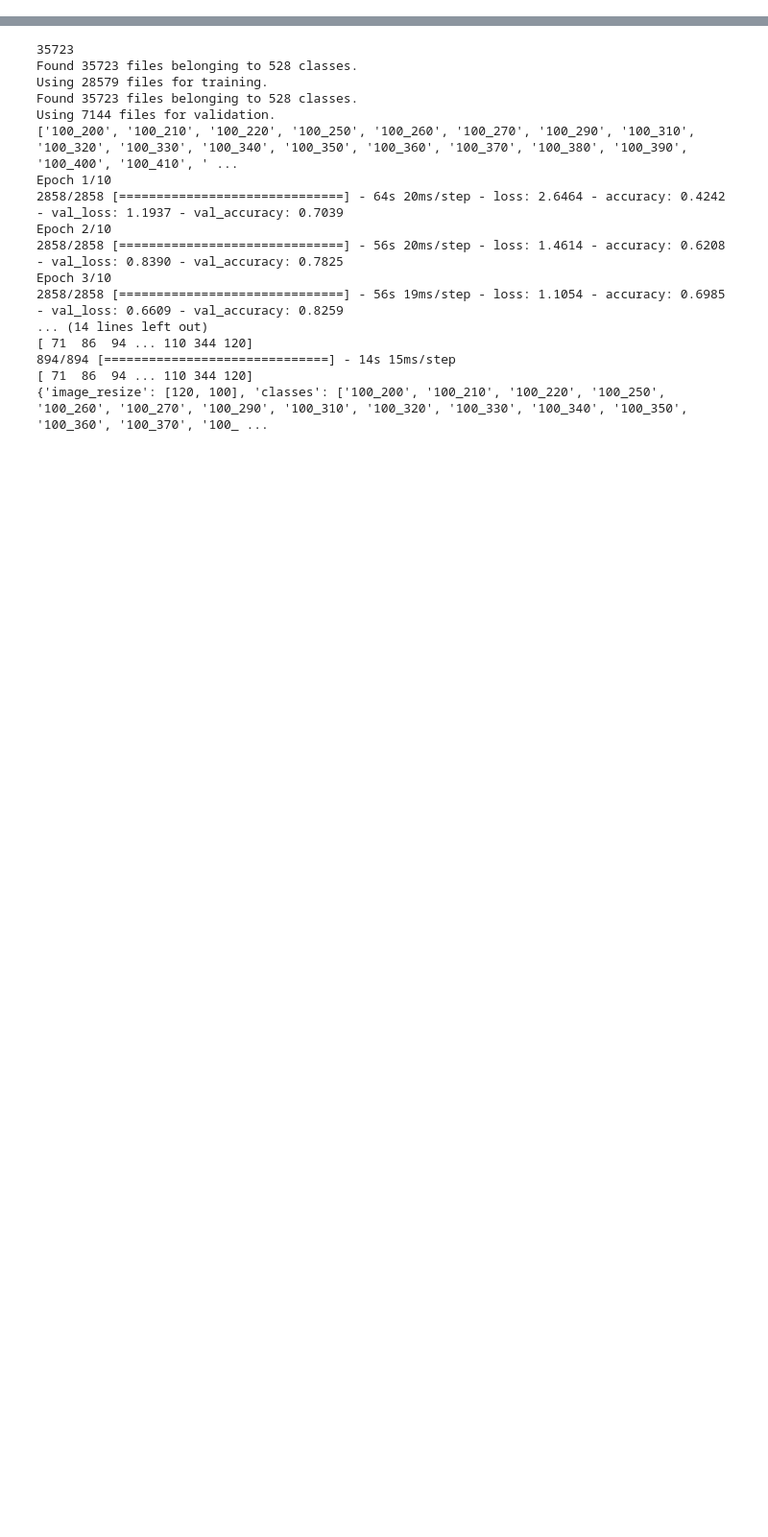
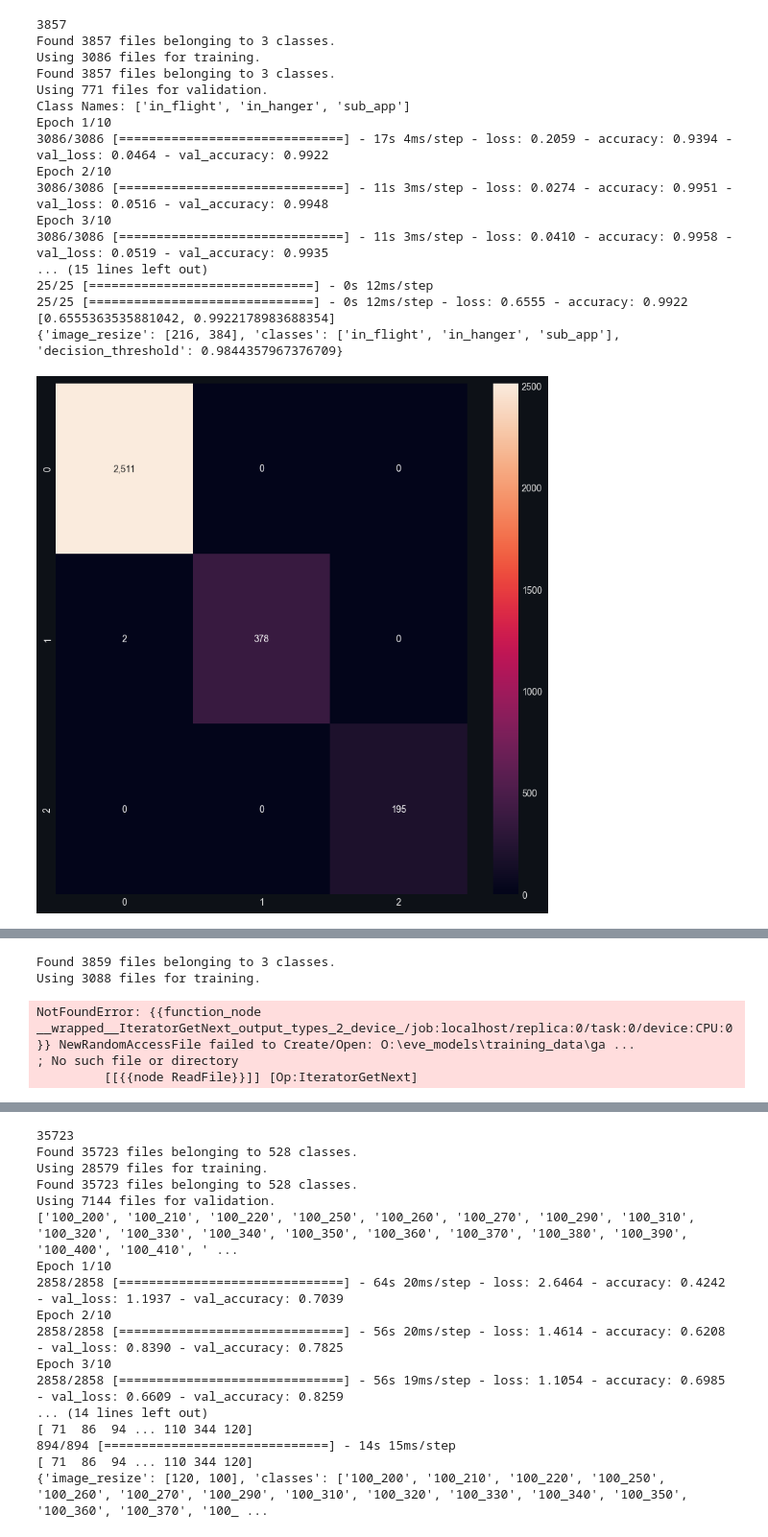
Before and after one commit to darkmatter2222/EVE-Online-Bot, a Jupyter notebook: TrainingPipelines/UniversalTrainer.ipynb, the cells around one changed output, grey strips where cells are left out. Shown: that part at 96% size. Saved outputs shown, nothing was run; the diff lists cells and outputs as text; code cells hidden in the pictures; blank space fills up the shorter version.

```diff
--- a/TrainingPipelines/UniversalTrainer.ipynb
+++ b/TrainingPipelines/UniversalTrainer.ipynb
@@ -43,3 +43,45 @@ def save_to_gcp(source_file, dest_file):
     blob.upload_from_filename(source_file)
     #blob = bucket.blob('eve_online_models/Eve_Online_Models/test.h5')
     #blob.upload_from_filename(r"O:\eve_models\training_data\game_state\game_state_model.h5")
+# %%
+model_name = 'game_state_cake_layer_1_v1'
+training_root = r'O:\eve_models\training_data\game_state_cake_layer_1_v1'
+model_file = f'{training_root}/{model_name}_model.h5'
+meta_file = f'{training_root}/{model_name}_meta.json'
+
+params = {
+    'root_image_directory': training_root,
+    'model_location': model_file,
+    'model_name': model_name,
+    'epochs': 10,
+    'auto_balance_data':False
+}
+
+stats, rendering = build_and_train(**params)
+print(stats['eval_results'])
+render_cm(stats, 'train_cm')
+render_cm(stats, 'val_cm')
+write_rendering(meta_file, rendering)
+print(rendering)
+
+save_to_gcp(source_file=model_file, dest_file=f'{model_name}/{model_name}_model.h5')
+save_to_gcp(source_file=meta_file, dest_file=f'{model_name}/{model_name}_meta.json')
+# %% [output]
+3857
+Found 3857 files belonging to 3 classes.
+Using 3086 files for training.
+Found 3857 files belonging to 3 classes.
+Using 771 files for validation.
+Class Names: ['in_flight', 'in_hanger', 'sub_app']
+Epoch 1/10
+3086/3086 [==============================] - 17s 4ms/step - loss: 0.2059 - accuracy: 0.9394 - val_loss: 0.0464 - val_accuracy: 0.9922
+Epoch 2/10
+3086/3086 [==============================] - 11s 3ms/step - loss: 0.0274 - accuracy: 0.9951 - val_loss: 0.0516 - val_accuracy: 0.9948
+Epoch 3/10
+3086/3086 [==============================] - 11s 3ms/step - loss: 0.0410 - accuracy: 0.9958 - val_loss: 0.0519 - val_accuracy: 0.9935
+... (15 lines left out)
+25/25 [==============================] - 0s 12ms/step
+25/25 [==============================] - 0s 12ms/step - loss: 0.6555 - accuracy: 0.9922
+[0.6555363535881042, 0.9922178983688354]
+{'image_resize': [216, 384], 'classes': ['in_flight', 'in_hanger', 'sub_app'], 'decision_threshold': 0.9844357967376709}
+[figure, added]
@@ -45,0 +89,12 @@ def save_to_gcp(source_file, dest_file):
+# %%
+import tensorflow as tf
+train_ds = tf.keras.utils.image_dataset_from_directory(
+    r'O:\eve_models\training_data\game_state_cake_layer_1_v1',
+    validation_split=0.2,
+    subset="training",
+    seed=123,
+    image_size=(216, 384),
+    batch_size=1)
+# %% [output]
+Found 3859 files belonging to 3 classes.
+Using 3088 files for training.
@@ -45,0 +103,9 @@ def save_to_gcp(source_file, dest_file):
+# %%
+import numpy as np
+train_data = list(train_ds)
+features = np.concatenate([train_data[n][0] for n in range(0, len(train_data))])
+targets = np.concatenate([train_data[n][1] for n in range(0, len(train_data))])
+# %% [output]
+NotFoundError: {{function_node __wrapped__IteratorGetNext_output_types_2_device_/job:localhost/replica:0/task:0/device:CPU:0}} NewRandomAccessFile failed to Create/Open: O:\eve_models\training_data\ga ...
+; No such file or directory
+         [[{{node ReadFile}}]] [Op:IteratorGetNext]
```
Also changed, not shown: parts of 11 cells of this notebook, 10 other files.
